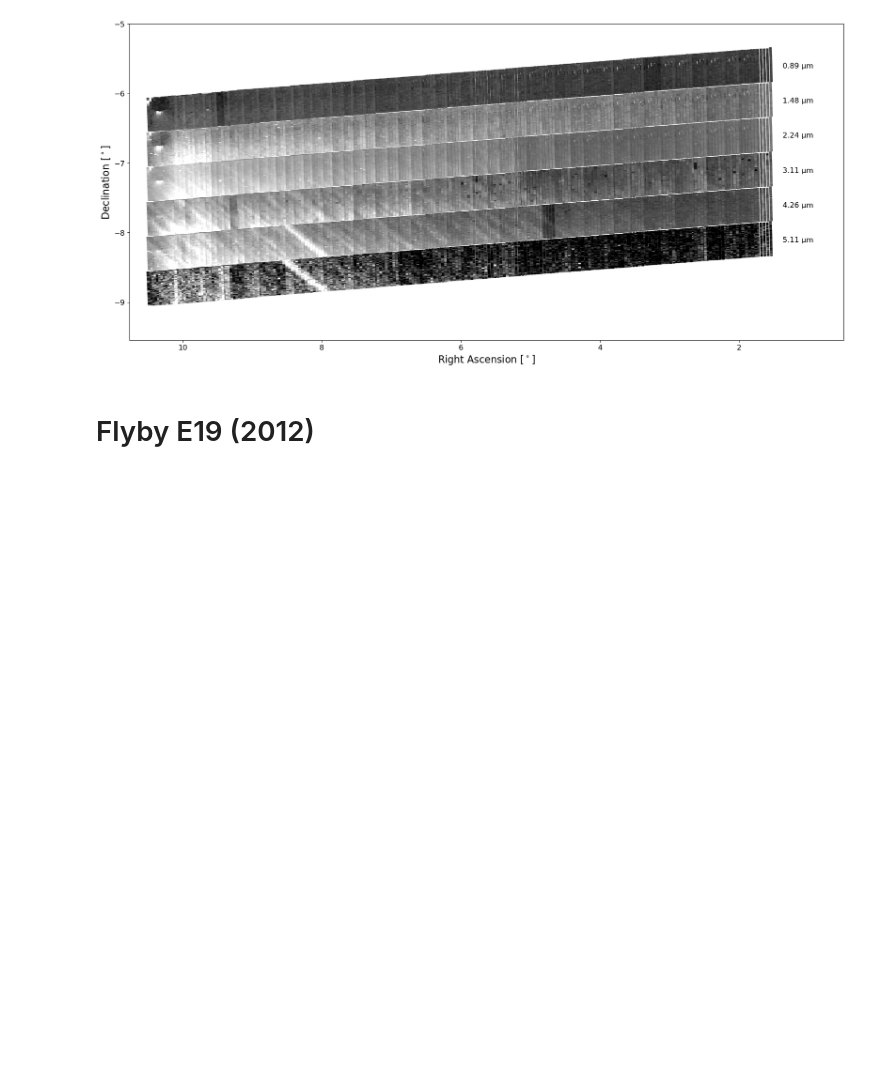
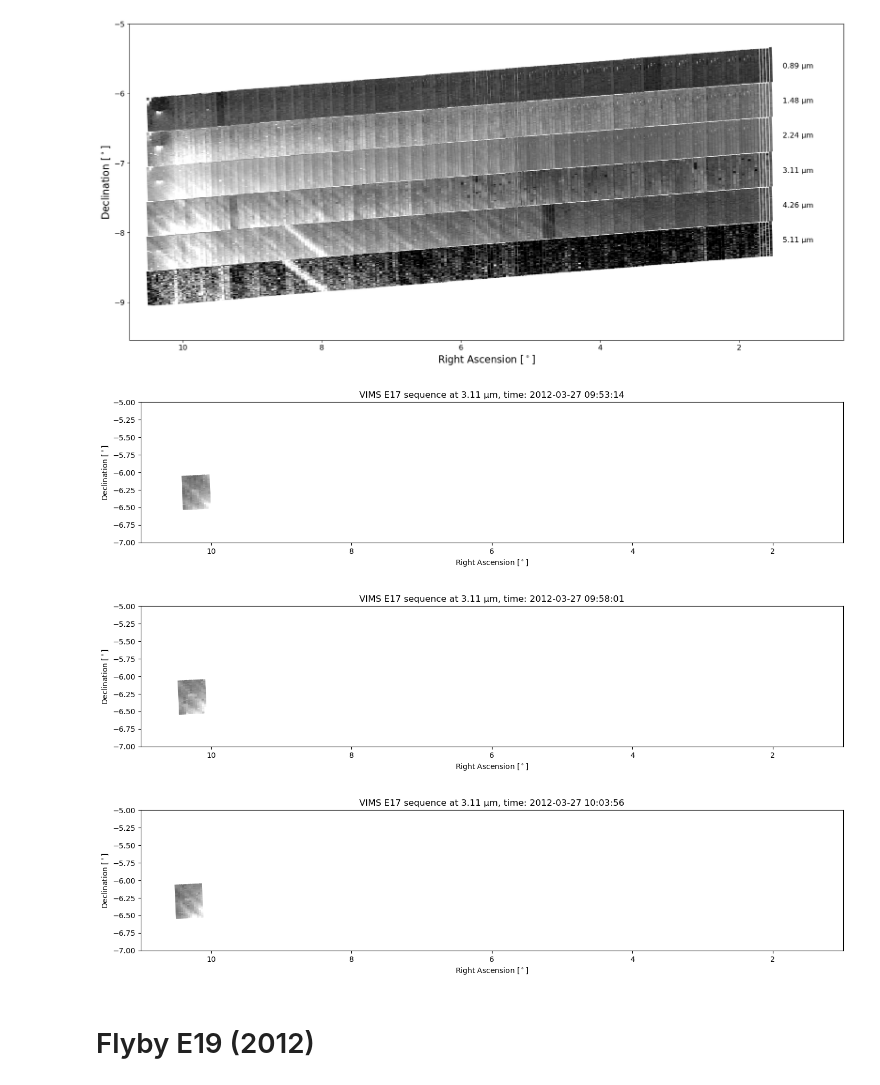
Before and after one commit to nrubbrecht/EnceladusRainbows, a Jupyter notebook: notebooks/VIMS_sky_mosaic.ipynb, the cells around one changed output. Drawn from its saved outputs; the diff is of its cells as text; code cells hidden in the pictures; blank space fills up the shorter version.

```diff
--- a/notebooks/VIMS_sky_mosaic.ipynb
+++ b/notebooks/VIMS_sky_mosaic.ipynb
@@ -137,38 +138,41 @@ wavelength 5.1145
 
 from datetime import datetime
 ra_min, dec_min = vertices.min(axis=(0, 1))
 ra_max, dec_max = vertices.max(axis=(0, 1))
 
-# function to plot a single data cube
+# function to plot a single data cube on the sky
 def plot_data_cube(cube, index, wavelength_index):
     paths = [Path(cube.rsky[:, l, s, :].T) for l in range(cube.NL) for s in range(cube.NS)]
 
     norm = Normalize(vmin=0, vmax=np.percentile(cube.data[wavelength_index, :, :], 99), clip=True)
     colors = plt.get_cmap('gray')(norm(cube.data[wavelength_index, :, :].flatten()))
 
     cube_time  = CUBES[index].time
     timestamp = datetime.fromisoformat(str(cube_time))
     f_timestamp = timestamp.strftime("%Y-%m-%d %H:%M:%S")
 
     fig, ax = plt.subplots(figsize=(17, 5))
     ax.add_collection(PathCollection(paths, facecolors=colors, edgecolors=colors))
 
     ax.set_aspect('equal')
     ax.set_xlim(np.ceil(ra_max + .25), np.floor(ra_min - .25))
     ax.set_ylim(np.floor(dec_min - .25), np.ceil(dec_max + .25))
     ax.set_xlabel(r'Right Ascension [$^\circ$]')
     ax.set_ylabel(r'Declination [$^\circ$]')
     ax.set_title(f'VIMS E17 sequence at {cube.wvlns[wavelength_index]:.2f} μm, time: {f_timestamp}')
-    # uncomment for individual plots of each cube
-    # plt.show()
+    plt.show()
     plt.close()
 
 # wavelength_index = 0    # 0.89 μm
 wavelength_index = 134  #  3.11 μm
 # wavelength_index  = 254  # 5.11 μm
-# iterate over each cube and plot it separately
-for index, cube in enumerate(CUBES):
+# iterate over each cube and plot it separately (choose the last 3 here because there are a lot)
+for index, cube in enumerate(CUBES[-3:]):
     plot_data_cube(cube, index, wavelength_index)
+# %% [output]
+[figure, added]
+[figure, added]
+[figure, added]
 # %% [markdown]
 # Flyby E19 (2012)
 # %%
```
Also changed, not shown: parts of 4 cells of this notebook, 2 other files.
